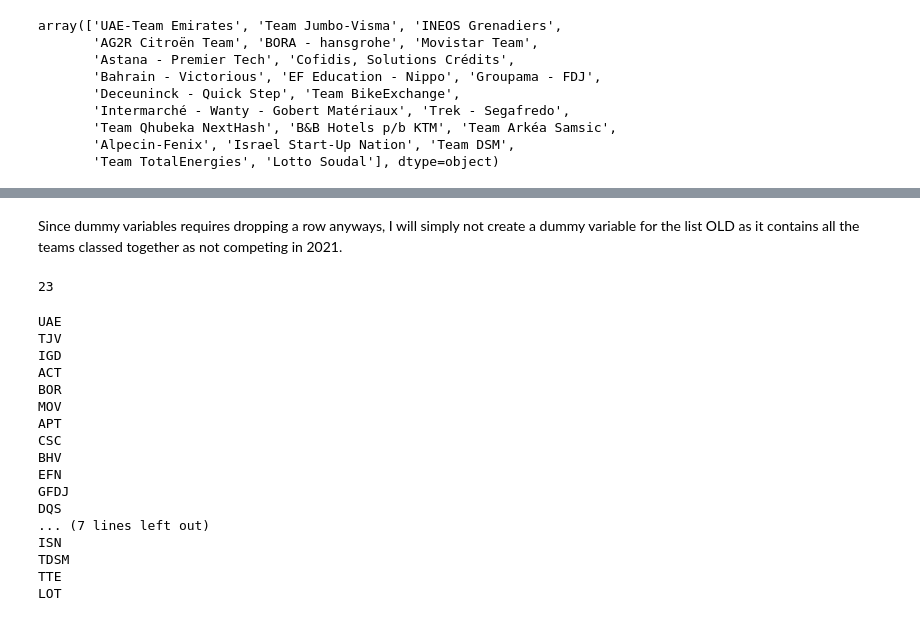
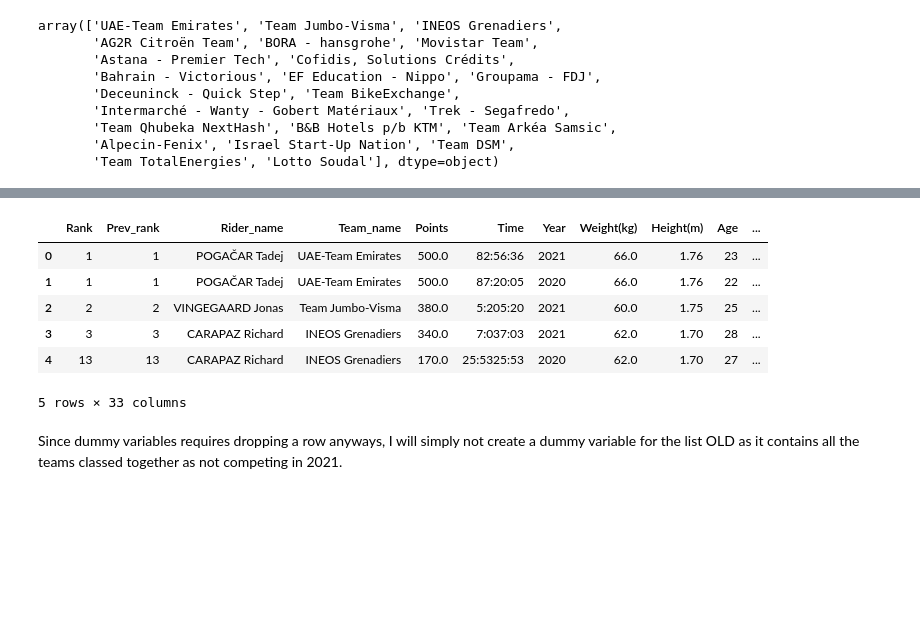
Before and after one commit to BuildsByRami/CAPSTONE_TDF, a Jupyter notebook: Team_name_cleanup.ipynb, the cells around one changed output, grey strips where cells are left out. Cells and saved outputs as stored; diff of their text form; code cells hidden in the pictures; blank space fills up the shorter version.

```diff
--- a/Team_name_cleanup.ipynb
+++ b/Team_name_cleanup.ipynb
@@ -221,0 +321,2 @@ teams = ('UAE','TJV','IGD','ACT','BOR','MOV','APT','CSC','BHV','EFN','GFDJ','DQS
+# %%
+df = df.fillna(0)
@@ -221,0 +343,2 @@ teams = ('UAE','TJV','IGD','ACT','BOR','MOV','APT','CSC','BHV','EFN','GFDJ','DQS
+# %%
+df.loc[:,'UAE-Team Emirates':] = df.loc[:,'UAE-Team Emirates':].astype('int8')
@@ -222,27 +365,12 @@ teams = ('UAE','TJV','IGD','ACT','BOR','MOV','APT','CSC','BHV','EFN','GFDJ','DQS
+# %%
+df.head()
+# %% [output]
+|  | Rank | Prev_rank | Rider_name | Team_name | Points | Time | Year | Weight(kg) | Height(m) | Age | ... |
+| 0 | 1 | 1 | POGAČAR Tadej | UAE-Team Emirates | 500.0 | 82:56:36 | 2021 | 66.0 | 1.76 | 23 | ... |
+| 1 | 1 | 1 | POGAČAR Tadej | UAE-Team Emirates | 500.0 | 87:20:05 | 2020 | 66.0 | 1.76 | 22 | ... |
+| 2 | 2 | 2 | VINGEGAARD Jonas | Team Jumbo-Visma | 380.0 | 5:205:20 | 2021 | 60.0 | 1.75 | 25 | ... |
+| 3 | 3 | 3 | CARAPAZ Richard | INEOS Grenadiers | 340.0 | 7:037:03 | 2021 | 62.0 | 1.70 | 28 | ... |
+| 4 | 13 | 13 | CARAPAZ Richard | INEOS Grenadiers | 170.0 | 25:5325:53 | 2020 | 62.0 | 1.70 | 27 | ... |
+5 rows × 33 columns
 # %% [markdown]
 Since dummy variables requires dropping a row anyways, I will simply not create a dummy variable for the list OLD as it contains all the teams classed together as not competing in 2021.
-# %%
-len(teams)
-# %% [output]
-23
-# %%
-for x in range(len(teams)):
-    print(teams[x])
-# %% [output]
-UAE
-TJV
-IGD
-ACT
-BOR
-MOV
-APT
-CSC
-BHV
-EFN
-GFDJ
-DQS
-... (7 lines left out)
-ISN
-TDSM
-TTE
-LOT
```
Also changed, not shown: parts of 22 cells of this notebook.
